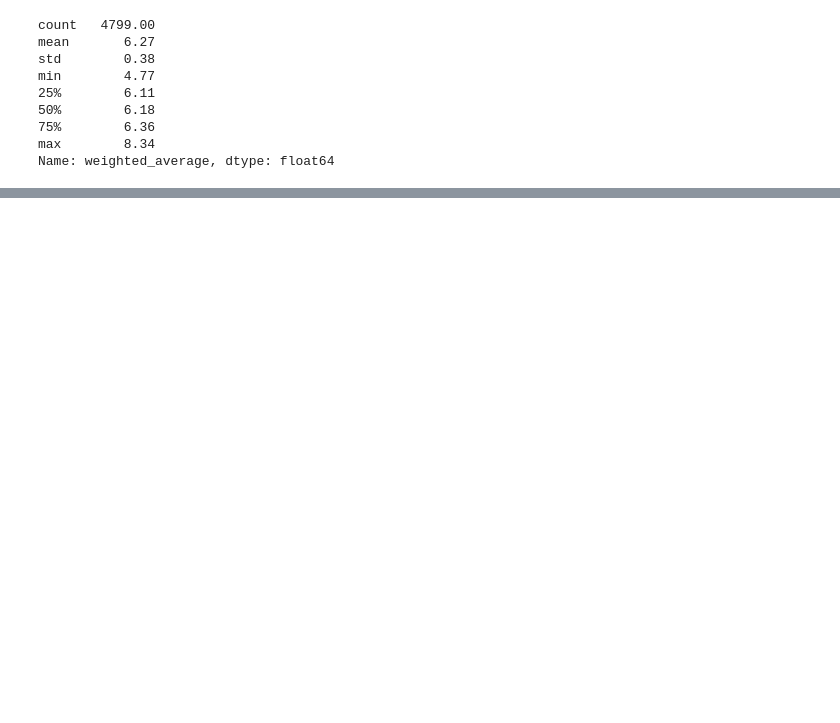
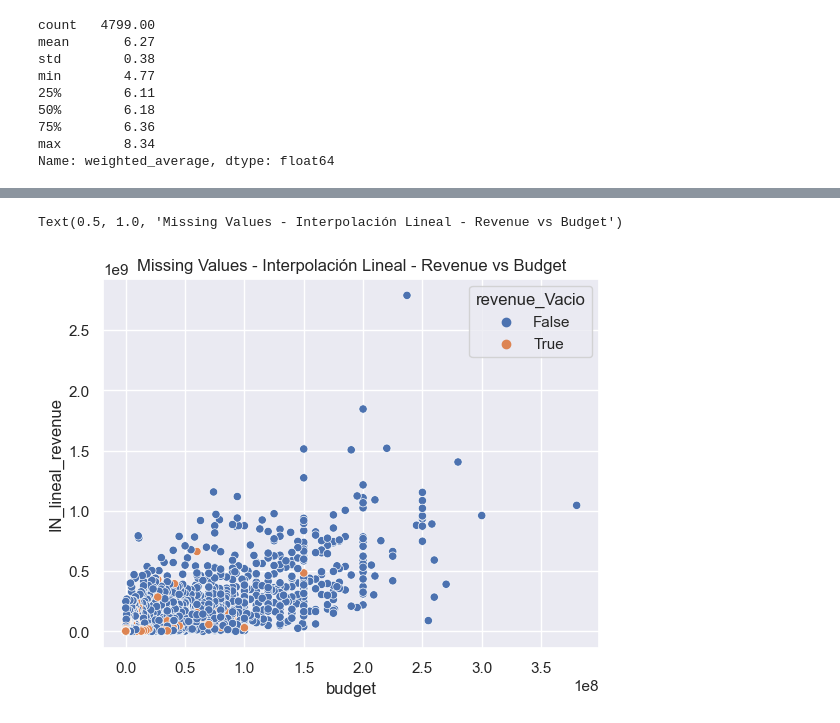
Before and after one commit to ApocalypseScrambler/datascience, a Jupyter notebook: Desafios/ProyectoDS_Parte II - Reyes Luis - 46270.ipynb, the cells around one changed output, grey strips where cells are left out. Saved outputs shown, nothing was run; the diff lists cells and outputs as text; code cells hidden in the pictures; blank space fills up the shorter version.

```diff
--- a/Desafios/ProyectoDS_Parte II - Reyes Luis - 46270.ipynb
+++ b/Desafios/ProyectoDS_Parte II - Reyes Luis - 46270.ipynb
@@ -397,0 +545,10 @@ dtype: int64
+# %%
+plt.figure()
+sns.scatterplot(data = df_movies,
+                x = 'budget',
+                y = 'IN_lineal_revenue',
+                hue = 'revenue_Vacio')
+plt.title('Missing Values - Interpolación Lineal - Revenue vs Budget')
+# %% [output]
+Text(0.5, 1.0, 'Missing Values - Interpolación Lineal - Revenue vs Budget')
+[figure, added]
```
Also changed, not shown: parts of 44 cells of this notebook, 1 other file.
